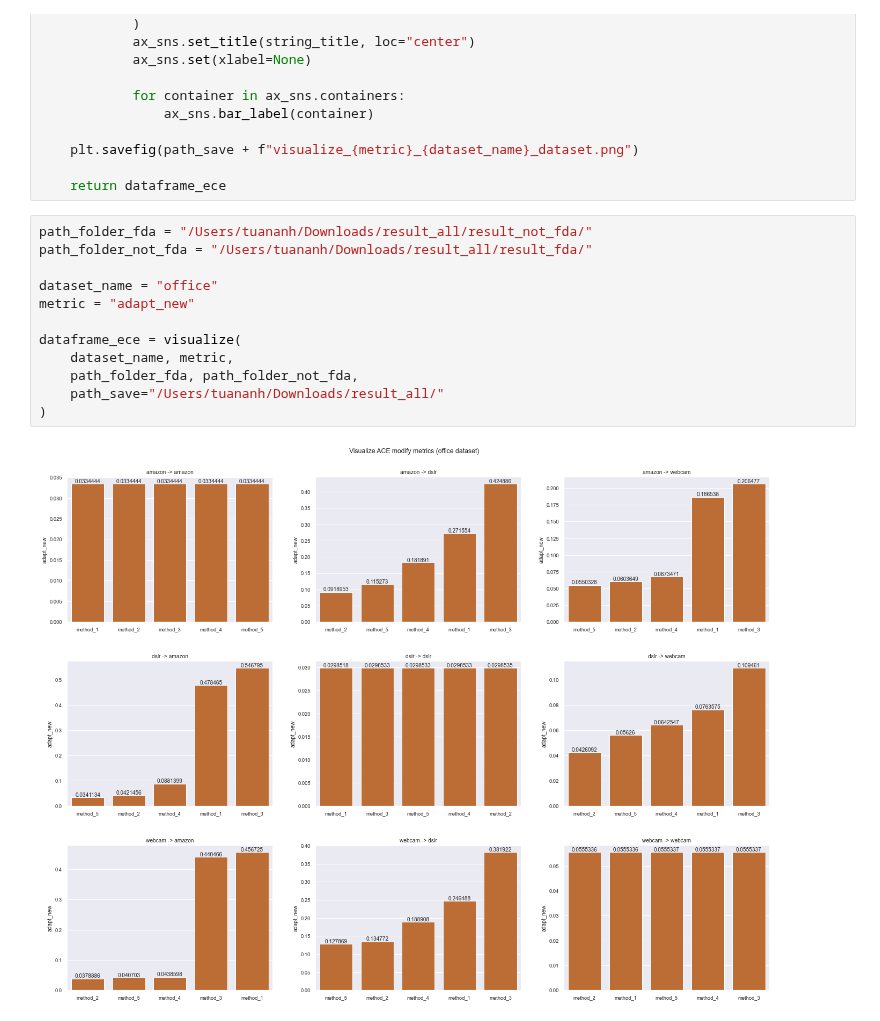
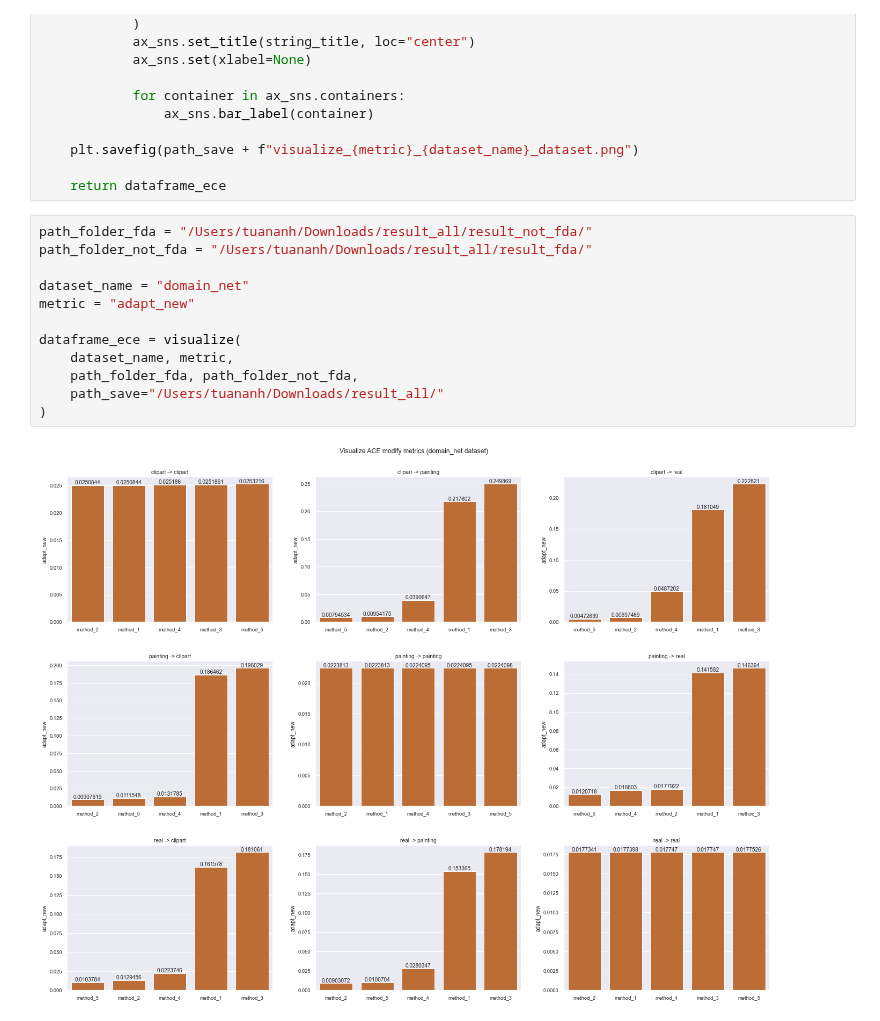
Before and after one commit to TuanAnhNguyen14111998/domain_calibration, a Jupyter notebook: src/notebook/style_transfer.ipynb, the cells around one changed output. Drawn from its saved outputs; the diff is of its cells as text.

Commit message:
code visualize result image

```diff
--- a/src/notebook/style_transfer.ipynb
+++ b/src/notebook/style_transfer.ipynb
@@ -580,14 +580,14 @@ def visualize(dataset_name, metric, path_folder_fda, path_folder_not_fda, path_s
 # %%
 path_folder_fda = "/Users/tuananh/Downloads/result_all/result_not_fda/"
 path_folder_not_fda = "/Users/tuananh/Downloads/result_all/result_fda/"
 
-dataset_name = "office"
+dataset_name = "domain_net"
 metric = "adapt_new"
 
 dataframe_ece = visualize(
     dataset_name, metric,
     path_folder_fda, path_folder_not_fda,
     path_save="/Users/tuananh/Downloads/result_all/"
 )
 # %% [output]
-[figure, old version]
+[figure, new version]
```
